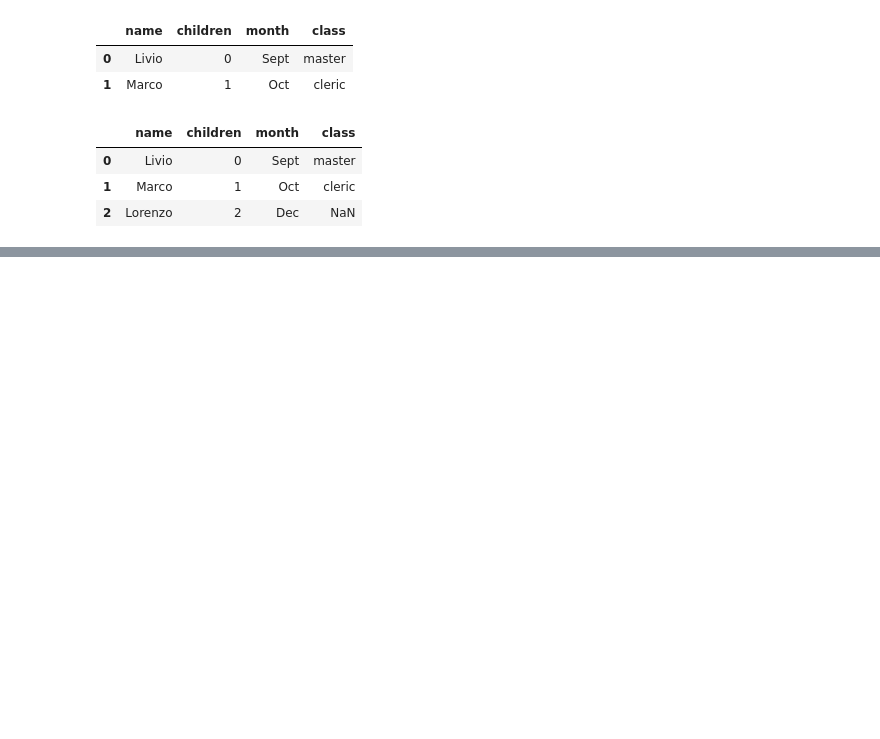
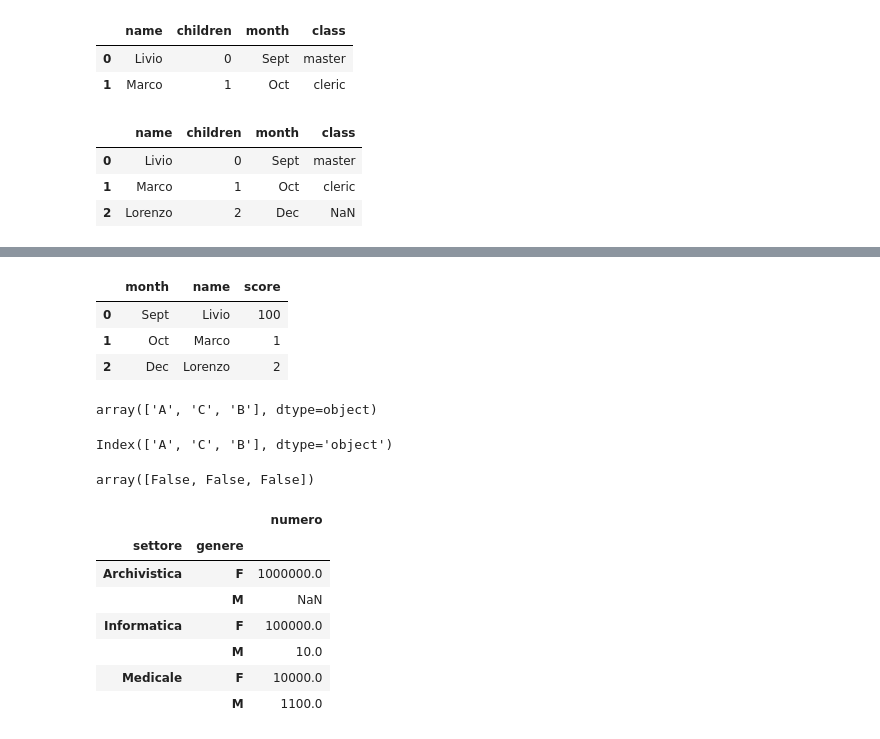
Before and after one commit to livio-grattarola/ProvePython, a Jupyter notebook: Code/Corso Udemy - DataFrame.ipynb, the cells around one changed output, grey strips where cells are left out. Saved outputs shown, nothing was run; the diff lists cells and outputs as text; code cells hidden in the pictures; blank space fills up the shorter version.

```diff
--- a/Code/Corso Udemy - DataFrame.ipynb
+++ b/Code/Corso Udemy - DataFrame.ipynb
@@ -300,0 +409,49 @@ df.merge(role, how='left')
+# %%
+df.sort_index(axis=1)
+# %% [output]
+|  | month | name | score |
+| 0 | Sept | Livio | 100 |
+| 1 | Oct | Marco | 1 |
+| 2 | Dec | Lorenzo | 2 |
+# %%
+import pandas as pd
+dic = { "name": ["Livio", "Marco", "Lorenzo"],
+       "score": [100, 1, 2],
+       'month': ['Sept', 'Oct', 'Dec']
+      }
+df = pd.DataFrame(dic, index = ['A', 'C', 'B'])
+df.index.values
+# %% [output]
+array(['A', 'C', 'B'], dtype=object)
+# %%
+df.index.unique()
+# %% [output]
+Index(['A', 'C', 'B'], dtype='object')
+# %%
+df.index.duplicated()
+# %% [output]
+array([False, False, False])
+# %%
+import pandas as pd
+dic = { "name": ["Livio", "Marco", "Lorenzo", 'Irene', 'Ilaria', 'Flavia'],
+       "settore": ['Informatica', 'Medicale', 'Medicale', 'Medicale',
+                   'Informatica', 'Archivistica'],
+       "genere" :['M','M','M','F','F', 'F'],
+       "numero" :[ 10, 100, 1000, 10000, 100000, 1000000]
+      }
+df = pd.DataFrame(dic)
+#la categorizzazione non è strettamente necessaria ma è una buona
+# prassi (li memorizza come int64 e risparmia spazio)
+df['settore']= df['settore'].astype('category')
+df['genere'] = df['genere'].astype('category')
+# %%
+df.groupby(['settore', 'genere']).sum()
+# %% [output]
+|  |  | numero |
+| settore | genere |  |
+| Archivistica | F | 1000000.0 |
+|  | M | NaN |
+| Informatica | F | 100000.0 |
+|  | M | 10.0 |
+| Medicale | F | 10000.0 |
+|  | M | 1100.0 |
```
Also changed, not shown: parts of 20 cells of this notebook, 7 other files.
